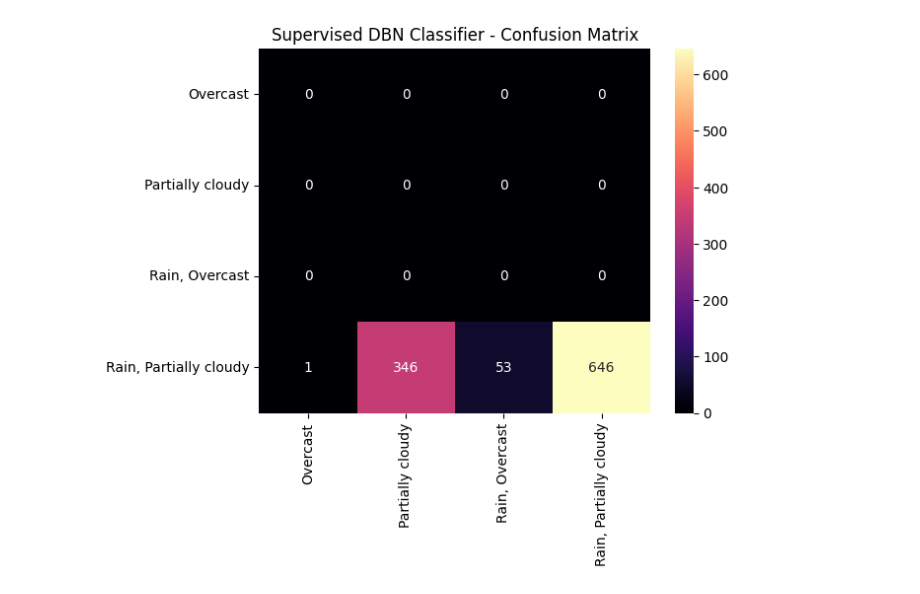
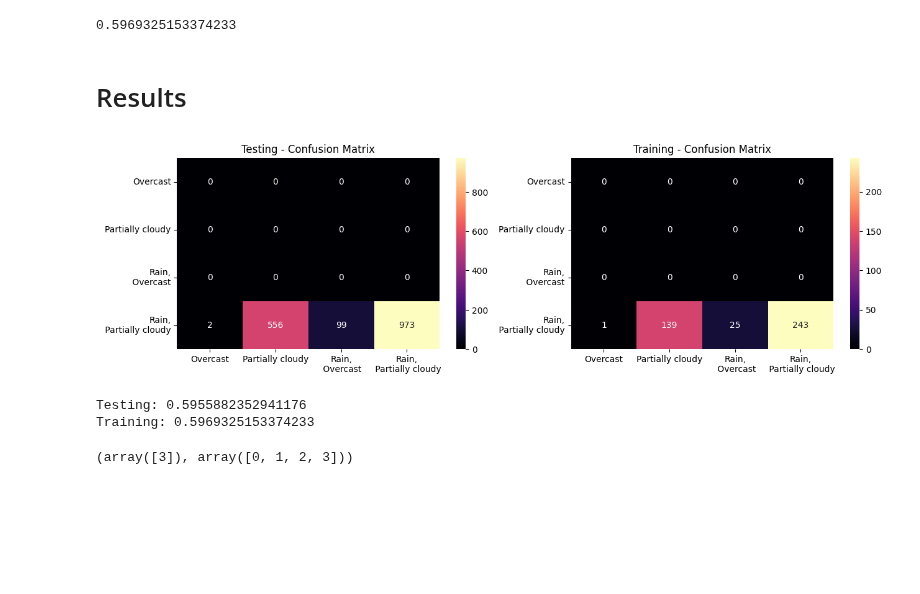
Before and after one commit to alaricespina/Thesis-Repository, a Jupyter notebook: Final Model Files/DBNImplementation.ipynb, the cells around one changed output. Saved outputs shown, nothing was run; the diff lists cells and outputs as text; code cells hidden in the pictures; blank space fills up the shorter version.

```diff
--- a/Final Model Files/DBNImplementation.ipynb
+++ b/Final Model Files/DBNImplementation.ipynb
@@ -33,12 +44,15 @@ array([3, 1, 3, ..., 3, 3, 3])
 # %%
+# Create the classifier
 classifier = SupervisedDBNClassification(hidden_layers_structure=[256, 256],
-                                         learning_rate_rbm=0.05,
+                                         learning_rate_rbm=0.1,
                                          learning_rate=0.1,
                                          n_epochs_rbm=10,
                                          n_iter_backprop=10,
                                          batch_size=32,
                                          activation_function='relu',
-                                         dropout_p=0.2)
-history = classifier.fit(X_train, Y_train)
+                                         dropout_p=0)
+
+# Train the classifier on the data
+classifier.fit(X_train, Y_train)
 # %% [output]
 [START] Pre-training step:
@@ -76,12 +80,0 @@ CM = confusion_matrix(Y_pred_train, Y_train)
-# %%
-# Plot Confusion Matrix using Seaborn + PyPlot
-ax = plt.subplot()
-ax.set_title("Supervised DBN Classifier - Confusion Matrix")
-sns.heatmap(CM, annot=True, cmap="magma", ax=ax, fmt='d')
-ax.xaxis.set_ticklabels(lm)
-ax.yaxis.set_ticklabels(lm)
-plt.xticks(rotation=90)
-plt.yticks(rotation=0)
-plt.show()
-# %% [output]
-[figure, removed]
@@ -89,0 +81,43 @@ Y_pred = classifier.predict(X_test)
+# %%
+classifier.score(X_train, Y_train)
+# %% [output]
+0.5969325153374233
+# %% [markdown]
+# Results
+# %%
+# Predict on training (for verification)
+Y_pred_train = classifier.predict(X_train)
+CM_train = confusion_matrix(Y_pred_train, Y_train)
+train_acc = accuracy_score(Y_train, Y_pred_train)
+
+# Testing Plot
+plt.figure(figsize=(15, 4))
+ax = plt.subplot(121)
+ax.set_title("Testing - Confusion Matrix")
+sns.heatmap(CM_train, annot=True, cmap="magma", ax=ax, fmt='d')
+ax.xaxis.set_ticklabels(lm)
+ax.yaxis.set_ticklabels(lm)
+plt.yticks(rotation=0)
+
+# Predict on testing (for verification)
+Y_pred_test = classifier.predict(X_test)
+CM_test = confusion_matrix(Y_pred_test, Y_test)
+test_acc = accuracy_score(Y_test, Y_pred_test)
+
+ax2 = plt.subplot(122)
+ax2.set_title("Training - Confusion Matrix")
+sns.heatmap(CM_test, annot=True, cmap="magma", ax=ax2, fmt='d')
+ax2.xaxis.set_ticklabels(lm)
+ax2.yaxis.set_ticklabels(lm)
+plt.yticks(rotation=0)
+
+plt.show()
+print(f"Testing: {test_acc} \nTraining: {train_acc}")
+# %% [output]
+[figure, added]
+Testing: 0.5955882352941176
+Training: 0.5969325153374233
+# %%
+np.unique(np.array(Y_pred_train)), np.unique(Y_train)
+# %% [output]
+(array([3]), array([0, 1, 2, 3]))
```
Also changed, not shown: parts of 12 cells of this notebook, 5 other files.
